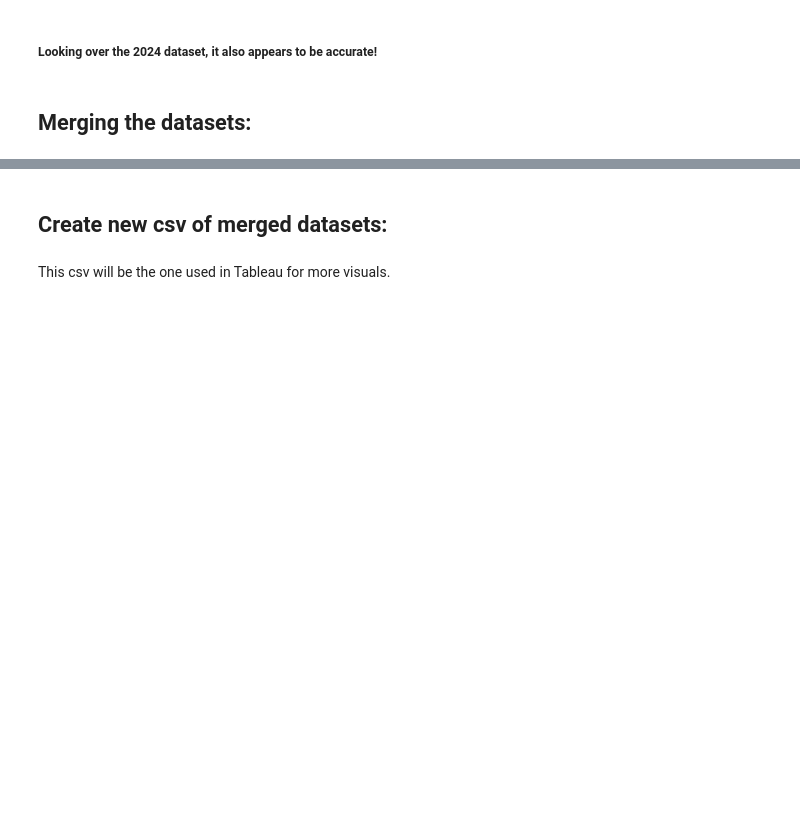
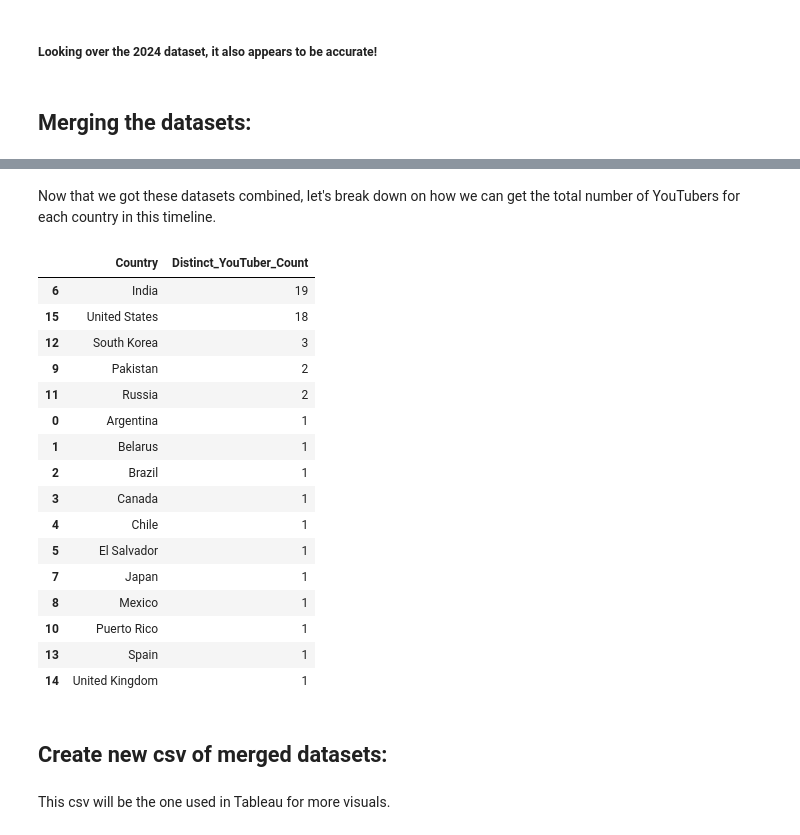
Before and after one commit to metguy/trending_youtubers, a Jupyter notebook: Combined_YouTuber_Analysis.ipynb, the cells around one changed output, grey strips where cells are left out. Saved outputs shown, nothing was run; the diff lists cells and outputs as text; code cells hidden in the pictures; blank space fills up the shorter version.

```diff
--- a/Combined_YouTuber_Analysis.ipynb
+++ b/Combined_YouTuber_Analysis.ipynb
@@ -96,6 +96,48 @@ df_combined.head(5)
 | 2 | 3 | Cocomelon - Nursery Rhymes | 162000000 | 966 | 164000000000 | Educational | United States | 328239523 | ... |
 | 3 | 4 | SET India | 159000000 | 116536 | 148000000000 | Film & Animation | India | 1366417754 | ... |
 | 4 | 5 | Kids Diana Show | 112000000 | 1111 | 93247040539 | Educational | United States | 328239523 | ... |
+# %% [markdown]
+Now that we got these datasets combined, let's break down on how we can get the total number of YouTubers for each country in this timeline.
+# %%
+#let's combine the YouTuber and country columns for each pair ('23 YouTuber/'23 Country and '24 YouTuber/'24 Country)
+df_combined['Pair_1'] = df_combined["'23 YouTubers"] + '_' + df_combined["'23 Country"]
+df_combined['Pair_2'] = df_combined["'24 YouTubers"] + '_' + df_combined["'24 Country"]
+
+#stack pairs and count the occurrences of YouTubers in countries
+combined_pairs = pd.concat([df_combined['Pair_1'], df_combined['Pair_2']])
+country_counts = combined_pairs.value_counts().reset_index()
+country_counts.columns = ['Country_YouTuber_Pair', 'Count']
+
+#now we'll split the combined pairs back into YouTuber and country
+country_counts[['YouTuber', 'Country']] = country_counts['Country_YouTuber_Pair'].str.split('_', expand=True)
+
+#count the distinct number of times all YouTubers are associated with each country
+distinct_country_counts = country_counts.groupby('Country')['YouTuber'].nunique().reset_index()
+distinct_country_counts.columns = ['Country', 'Distinct_YouTuber_Count']
+
+#sort the dataframe in descending order based on the distinct count of associated YouTubers and then by country for alphabetical order
+distinct_country_counts_sorted = distinct_country_counts.sort_values(by=['Distinct_YouTuber_Count', 'Country'], ascending=[False, True])
+
+#display our results
+distinct_country_counts_sorted
+# %% [output]
+|  | Country | Distinct_YouTuber_Count |
+| 6 | India | 19 |
+| 15 | United States | 18 |
+| 12 | South Korea | 3 |
+| 9 | Pakistan | 2 |
+| 11 | Russia | 2 |
+| 0 | Argentina | 1 |
+| 1 | Belarus | 1 |
+| 2 | Brazil | 1 |
+| 3 | Canada | 1 |
+| 4 | Chile | 1 |
+| 5 | El Salvador | 1 |
+| 7 | Japan | 1 |
+| 8 | Mexico | 1 |
+| 10 | Puerto Rico | 1 |
+| 13 | Spain | 1 |
+| 14 | United Kingdom | 1 |
 # %% [markdown]
 ## Create new csv of merged datasets:
 # %% [markdown]
```
Also changed, not shown: parts of 12 cells of this notebook.
